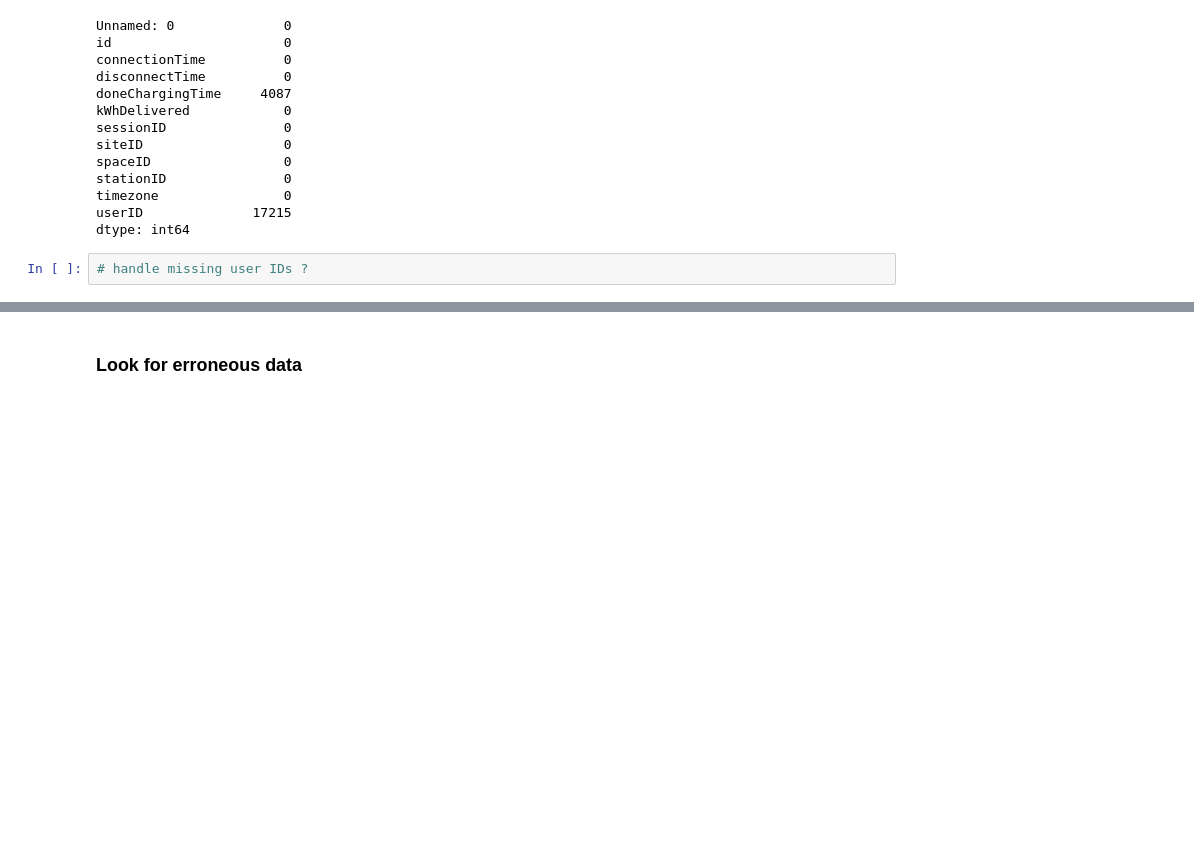
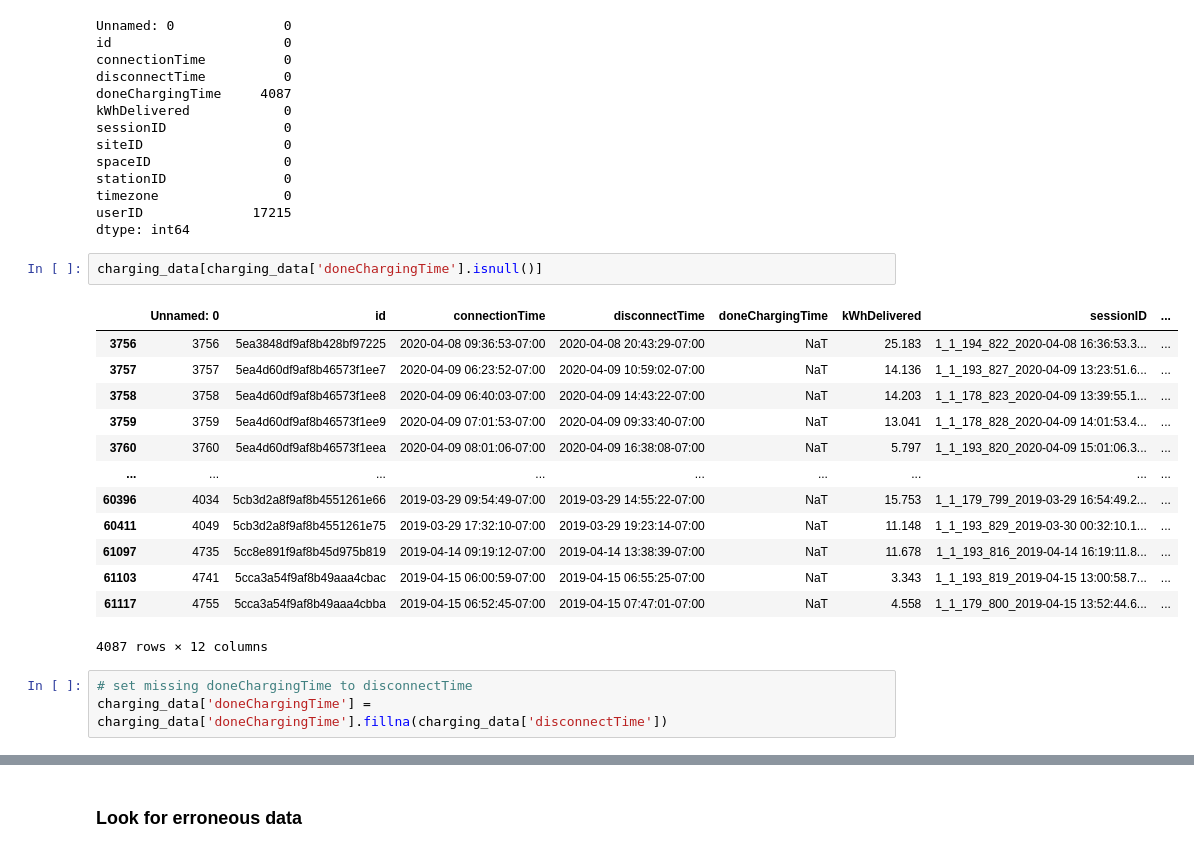
Before and after one commit to JanRkck/AA24, a Jupyter notebook: Data_Prep_Charging.ipynb, the cells around one changed output, grey strips where cells are left out. Cells and saved outputs as stored; diff of their text form; blank space fills up the shorter version.

```diff
--- a/Data_Prep_Charging.ipynb
+++ b/Data_Prep_Charging.ipynb
@@ -225,5 +225,22 @@ stationID               0
 timezone                0
 userID              17215
 dtype: int64
-# %%
-# handle missing user IDs ?
+# %%
+charging_data[charging_data['doneChargingTime'].isnull()]
+# %% [output]
+|  | Unnamed: 0 | id | connectionTime | disconnectTime | doneChargingTime | kWhDelivered | sessionID | ... |
+| 3756 | 3756 | 5ea3848df9af8b428bf97225 | 2020-04-08 09:36:53-07:00 | 2020-04-08 20:43:29-07:00 | NaT | 25.183 | 1_1_194_822_2020-04-08 16:36:53.3... | ... |
+| 3757 | 3757 | 5ea4d60df9af8b46573f1ee7 | 2020-04-09 06:23:52-07:00 | 2020-04-09 10:59:02-07:00 | NaT | 14.136 | 1_1_193_827_2020-04-09 13:23:51.6... | ... |
+| 3758 | 3758 | 5ea4d60df9af8b46573f1ee8 | 2020-04-09 06:40:03-07:00 | 2020-04-09 14:43:22-07:00 | NaT | 14.203 | 1_1_178_823_2020-04-09 13:39:55.1... | ... |
+| 3759 | 3759 | 5ea4d60df9af8b46573f1ee9 | 2020-04-09 07:01:53-07:00 | 2020-04-09 09:33:40-07:00 | NaT | 13.041 | 1_1_178_828_2020-04-09 14:01:53.4... | ... |
+| 3760 | 3760 | 5ea4d60df9af8b46573f1eea | 2020-04-09 08:01:06-07:00 | 2020-04-09 16:38:08-07:00 | NaT | 5.797 | 1_1_193_820_2020-04-09 15:01:06.3... | ... |
+| ... | ... | ... | ... | ... | ... | ... | ... | ... |
+| 60396 | 4034 | 5cb3d2a8f9af8b4551261e66 | 2019-03-29 09:54:49-07:00 | 2019-03-29 14:55:22-07:00 | NaT | 15.753 | 1_1_179_799_2019-03-29 16:54:49.2... | ... |
+| 60411 | 4049 | 5cb3d2a8f9af8b4551261e75 | 2019-03-29 17:32:10-07:00 | 2019-03-29 19:23:14-07:00 | NaT | 11.148 | 1_1_193_829_2019-03-30 00:32:10.1... | ... |
+| 61097 | 4735 | 5cc8e891f9af8b45d975b819 | 2019-04-14 09:19:12-07:00 | 2019-04-14 13:38:39-07:00 | NaT | 11.678 | 1_1_193_816_2019-04-14 16:19:11.8... | ... |
+| 61103 | 4741 | 5cca3a54f9af8b49aaa4cbac | 2019-04-15 06:00:59-07:00 | 2019-04-15 06:55:25-07:00 | NaT | 3.343 | 1_1_193_819_2019-04-15 13:00:58.7... | ... |
+| 61117 | 4755 | 5cca3a54f9af8b49aaa4cbba | 2019-04-15 06:52:45-07:00 | 2019-04-15 07:47:01-07:00 | NaT | 4.558 | 1_1_179_800_2019-04-15 13:52:44.6... | ... |
+4087 rows × 12 columns
+# %%
+# set missing doneChargingTime to disconnectTime
+charging_data['doneChargingTime'] = charging_data['doneChargingTime'].fillna(charging_data['disconnectTime'])
```
Also changed, not shown: parts of 8 cells of this notebook, 1 other file.
